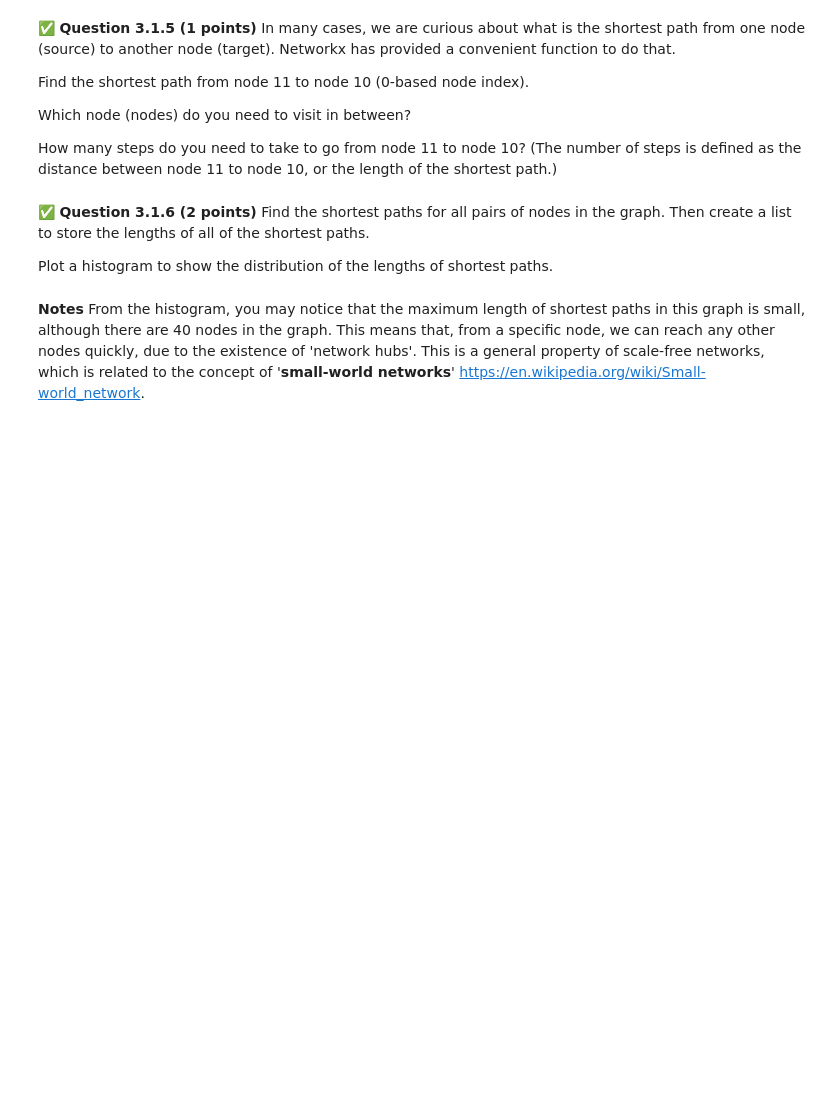
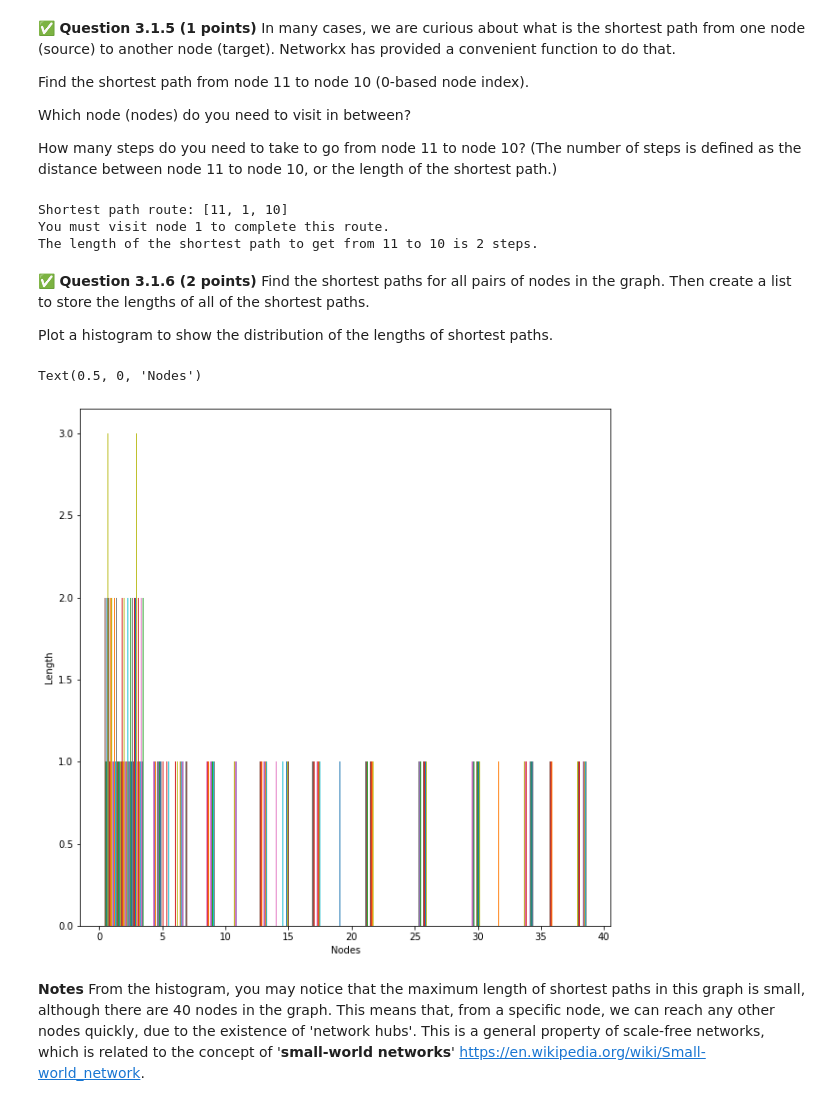
Before and after one commit to barnbyje/cmse202-s22-turnin, a Jupyter notebook: hw-03/HW-03_ABMAndGraphTheory-STUDENT.ipynb, the cells around one changed output. Cells and saved outputs as stored; diff of their text form; code cells hidden in the pictures; blank space fills up the shorter version.

```diff
--- a/hw-03/HW-03_ABMAndGraphTheory-STUDENT.ipynb
+++ b/hw-03/HW-03_ABMAndGraphTheory-STUDENT.ipynb
@@ -319,3 +374,14 @@ How many steps do you need to take to go from node 11 to node 10? (The number of
+# %%
+# Put your code here:
+# Shortest path
+print('Shortest path route:',nx.shortest_path(g,11,10))
+print('You must visit node 1 to complete this route.')
+# Determine the path length
+print('The length of the shortest path to get from 11 to 10 is',nx.shortest_path_length(g,11,10), 'steps.')
+# %% [output]
+Shortest path route: [11, 1, 10]
+You must visit node 1 to complete this route.
+The length of the shortest path to get from 11 to 10 is 2 steps.
 # %% [markdown]
 &#9989; **Question 3.1.6 (2 points)** Find the shortest paths for all pairs of nodes in the graph. Then create a list to store the lengths of all of the shortest paths.
 
@@ -325,3 +389,20 @@ Plot a histogram to show the distribution of the lengths of shortest paths.
+# %%
+# Put your answer here:
+node_pairs = []
+
+for i in range(len(g)):
+    for j in range(len(g)):
+        if i != j:
+            node_pairs.append(nx.shortest_path(g,i,j))
+
+#print(node_pairs)
+plt.figure(figsize=(10,10))
+plt.hist(node_pairs)
+plt.ylabel('Length')
+plt.xlabel('Nodes')
+# %% [output]
+Text(0.5, 0, 'Nodes')
+[figure, added]
 # %% [markdown]
 **Notes** From the histogram, you may notice that the maximum length of shortest paths in this graph is small, although there are 40 nodes in the graph. This means that, from a specific node, we can reach any other nodes quickly, due to the existence of 'network hubs'. This is a general property of scale-free networks, which is related to the concept of '**small-world networks**' https://en.wikipedia.org/wiki/Small-world_network.
 # %% [markdown]
```
Also changed, not shown: parts of 11 cells of this notebook.
